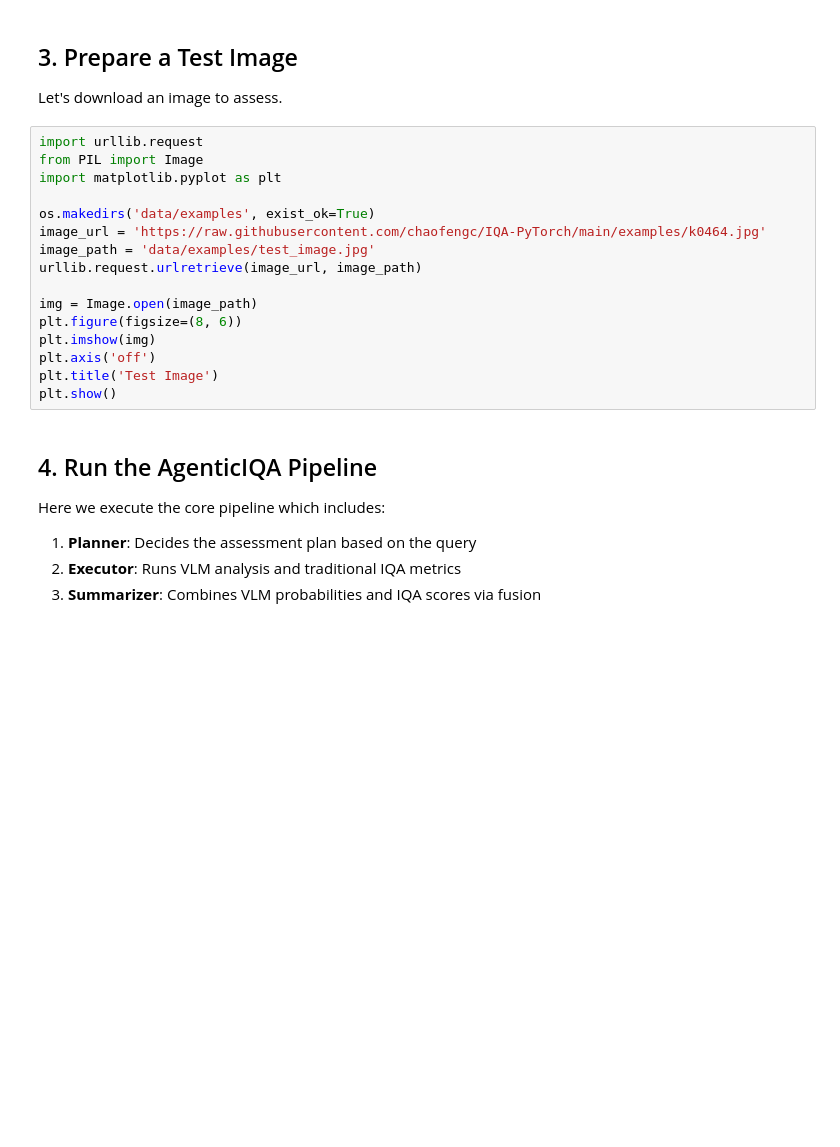
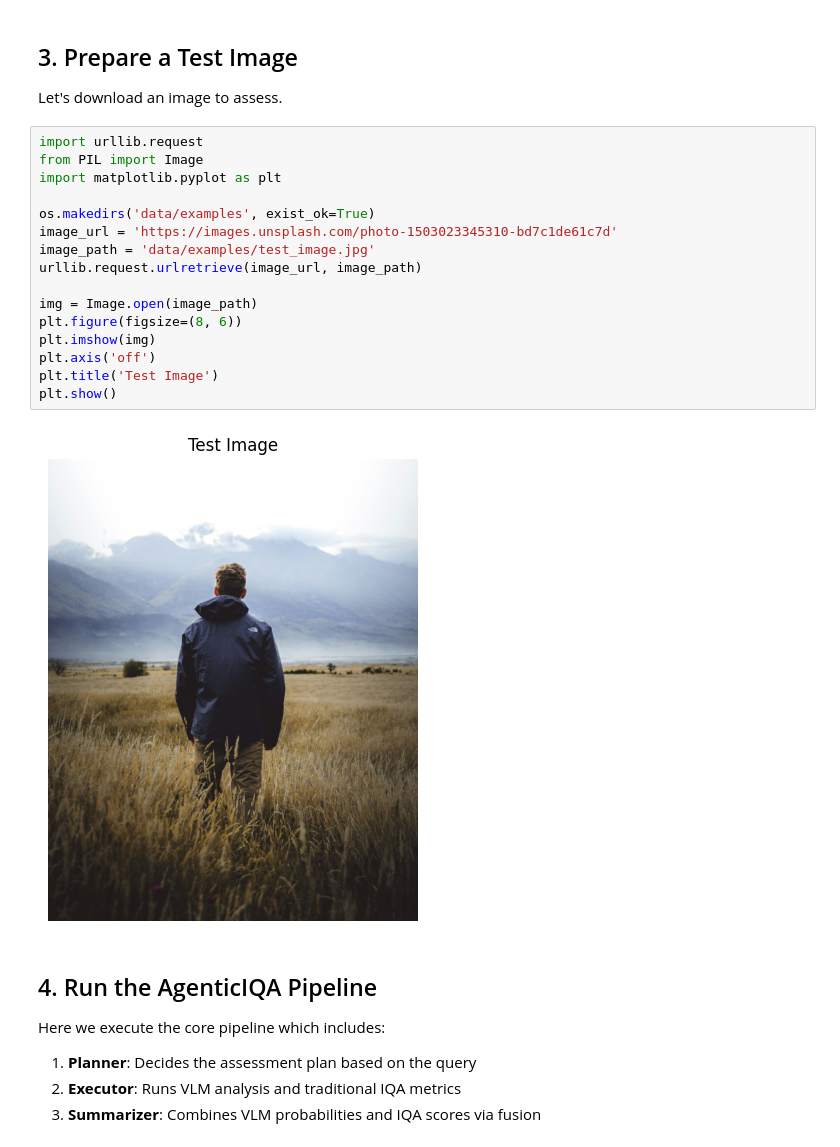
Before and after one commit to mohammed-hakim/AgenticMedicIQA, a Jupyter notebook: colab_demo.ipynb, the cells around one changed output. Drawn from its saved outputs; the diff is of its cells as text; blank space fills up the shorter version.

```diff
--- a/colab_demo.ipynb
+++ b/colab_demo.ipynb
@@ -49,19 +69,21 @@ Let's download an image to assess.
 # %%
 import urllib.request
 from PIL import Image
 import matplotlib.pyplot as plt
 
 os.makedirs('data/examples', exist_ok=True)
-image_url = 'https://raw.githubusercontent.com/chaofengc/IQA-PyTorch/main/examples/k0464.jpg'
+image_url = 'https://images.unsplash.com/photo-1503023345310-bd7c1de61c7d'
 image_path = 'data/examples/test_image.jpg'
 urllib.request.urlretrieve(image_url, image_path)
 
 img = Image.open(image_path)
 plt.figure(figsize=(8, 6))
 plt.imshow(img)
 plt.axis('off')
 plt.title('Test Image')
 plt.show()
+# %% [output]
+[figure, added]
 # %% [markdown]
 ## 4. Run the AgenticIQA Pipeline
 Here we execute the core pipeline which includes:
```
Also changed, not shown: parts of 3 cells of this notebook, 2 other files.
